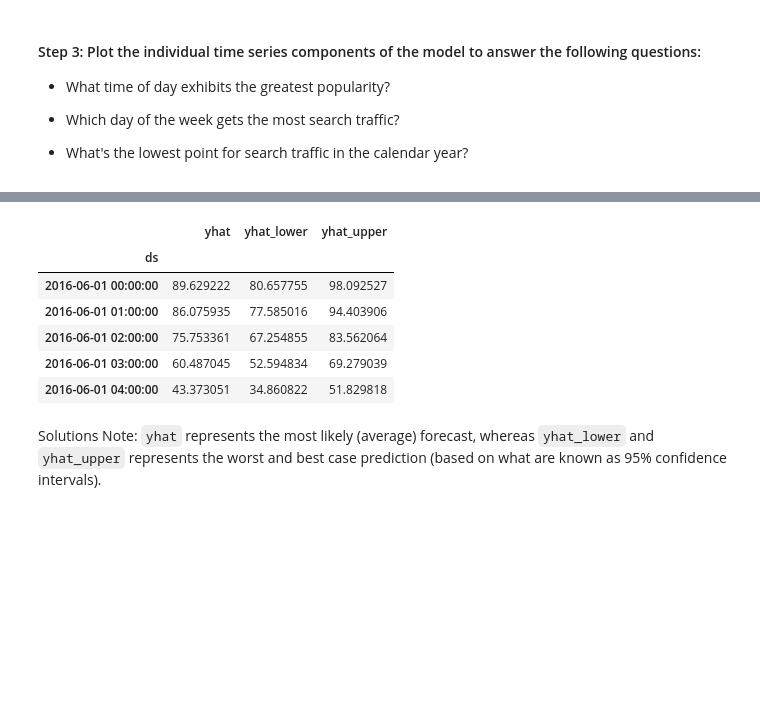
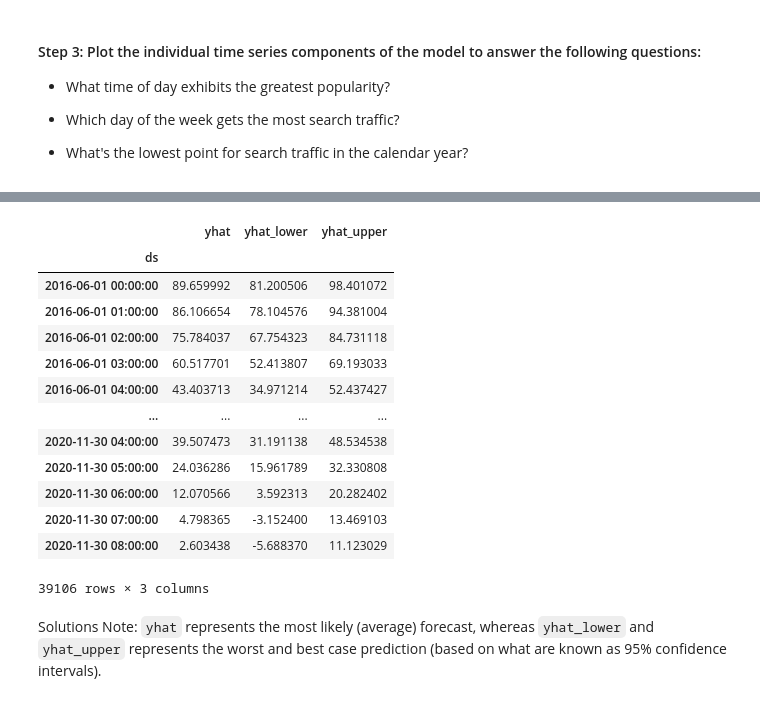
Before and after one commit to GerardoCastanos/prophet_challenge, a Jupyter notebook: Starter_Code/forecasting_net_prophet.ipynb, the cells around one changed output, grey strips where cells are left out. Saved outputs shown, nothing was run; the diff lists cells and outputs as text; code cells hidden in the pictures; blank space fills up the shorter version.

```diff
--- a/Starter_Code/forecasting_net_prophet.ipynb
+++ b/Starter_Code/forecasting_net_prophet.ipynb
@@ -332,8 +399,11 @@ Now, you need to produce a time series model that analyzes and forecasts pattern
 | 37105 | 2020-09-08 00:00:00 | 96 |
 # %%
 # Call the Prophet function, store as an object
+model = Prophet()
+model
 # %% [output]
 <prophet.forecaster.Prophet at 0x...>
 # %%
 # Fit the time-series model.
+model.fit(df)
 # %% [output]
@@ -350,9 +413,9 @@ INFO:cmdstanpy:Chain [1] done processing
 # %%
 # Create a future dataframe to hold predictions
 # Make the prediction go out as far as 2000 hours (approx 80 days)
-
-
+future_mercado_trends = model.make_future_dataframe(periods=2000, freq="h")
 # View the last five rows of the future_mercado_trends DataFrame
+future_mercado_trends.tail()
 # %% [output]
 |  | ds |
 | 39101 | 2020-11-30 04:00:00 |
@@ -362,8 +425,8 @@ INFO:cmdstanpy:Chain [1] done processing
 | 39105 | 2020-11-30 08:00:00 |
 # %%
 # Make the predictions for the trend data using the future_mercado_trends DataFrame
-
-
+forecast_mercado_trends = model.predict(future_mercado_trends)
 # Display the first five rows of the forecast_mercado_trends DataFrame
+forecast_mercado_trends.head()
 # %% [output]
 |  | ds | trend | yhat_lower | yhat_upper | trend_lower | trend_upper | additive_terms | ... |
@@ -397,16 +481,25 @@ INFO:cmdstanpy:Chain [1] done processing
 # %%
-# Set the index in the forecast_mercado_trends DataFrame to the ds datetime column
-
-
-# View the only the yhat,yhat_lower and yhat_upper columns from the DataFrame
+# Set the index in the forecast_mercado_trends DataFrame to the ds
+# datetime column
+forecast_mercado_trends = forecast_mercado_trends.set_index(["ds"])
+# View the only the yhat,yhat_lower and yhat_upper columns from the
+# DataFrame
+forecast_mercado_trends.loc[:, ["yhat","yhat_lower","yhat_upper"]]
 # %% [output]
 |  | yhat | yhat_lower | yhat_upper |
 | ds |  |  |  |
-| 2016-06-01 00:00:00 | 89.629222 | 80.657755 | 98.092527 |
-| 2016-06-01 01:00:00 | 86.075935 | 77.585016 | 94.403906 |
-| 2016-06-01 02:00:00 | 75.753361 | 67.254855 | 83.562064 |
-| 2016-06-01 03:00:00 | 60.487045 | 52.594834 | 69.279039 |
-| 2016-06-01 04:00:00 | 43.373051 | 34.860822 | 51.829818 |
+| 2016-06-01 00:00:00 | 89.659992 | 81.200506 | 98.401072 |
+| 2016-06-01 01:00:00 | 86.106654 | 78.104576 | 94.381004 |
+| 2016-06-01 02:00:00 | 75.784037 | 67.754323 | 84.731118 |
+| 2016-06-01 03:00:00 | 60.517701 | 52.413807 | 69.193033 |
+| 2016-06-01 04:00:00 | 43.403713 | 34.971214 | 52.437427 |
+| ... | ... | ... | ... |
+| 2020-11-30 04:00:00 | 39.507473 | 31.191138 | 48.534538 |
+| 2020-11-30 05:00:00 | 24.036286 | 15.961789 | 32.330808 |
+| 2020-11-30 06:00:00 | 12.070566 | 3.592313 | 20.282402 |
+| 2020-11-30 07:00:00 | 4.798365 | -3.152400 | 13.469103 |
+| 2020-11-30 08:00:00 | 2.603438 | -5.688370 | 11.123029 |
+39106 rows × 3 columns
 # %% [markdown]
 Solutions Note: `yhat` represents the most likely (average) forecast, whereas `yhat_lower` and `yhat_upper` represents the worst and best case prediction (based on what are known as 95% confidence intervals).
 # %%
```
Also changed, not shown: parts of 18 cells of this notebook.
